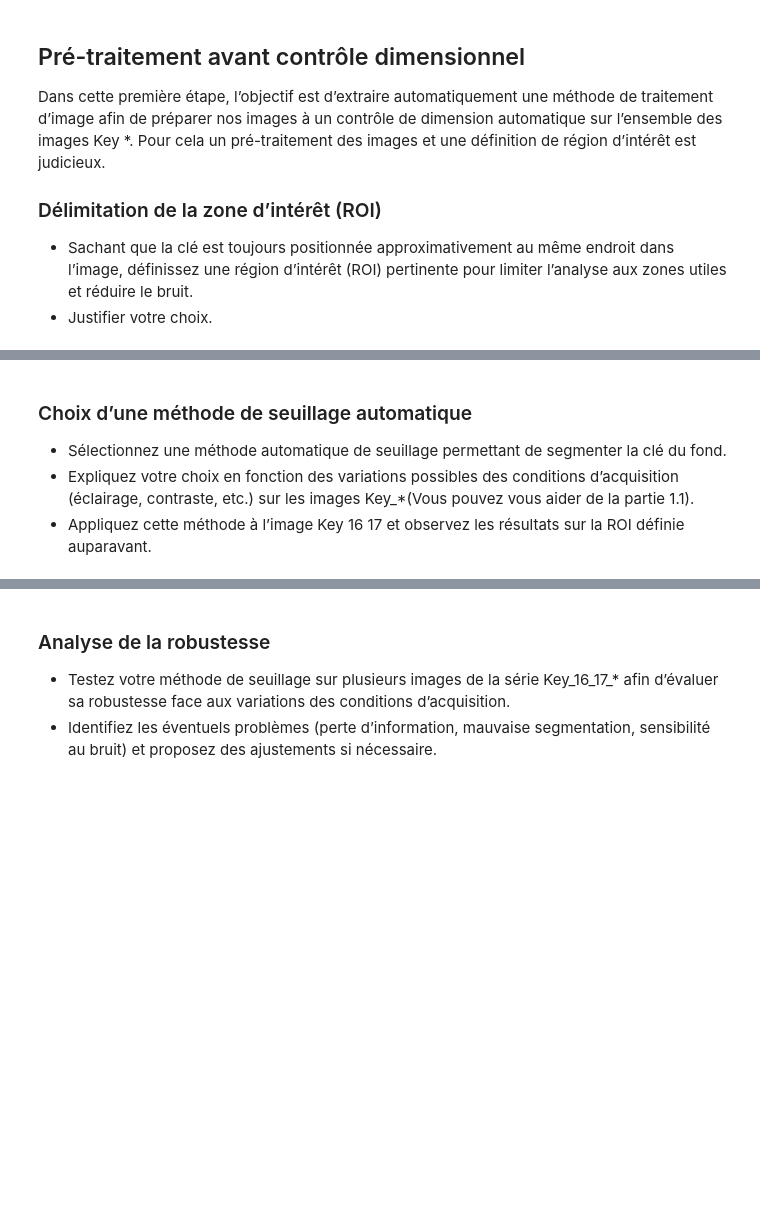
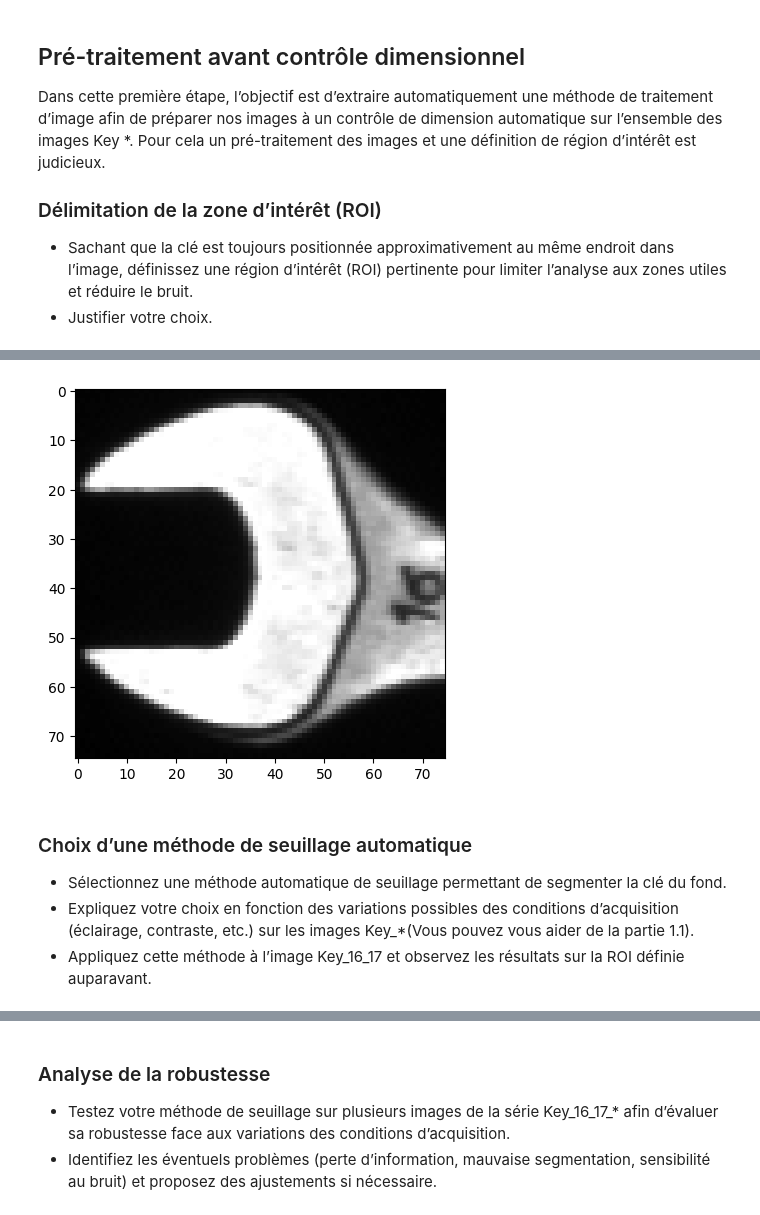
Before and after one commit to Nomnelle/computer_vision_finals, a Jupyter notebook: Partie_1/tp_not_part1_mick.ipynb, the cells around one changed output, grey strips where cells are left out. Drawn from its saved outputs; the diff is of its cells as text; code cells hidden in the pictures; blank space fills up the shorter version.

```diff
--- a/Partie_1/tp_not_part1_mick.ipynb
+++ b/Partie_1/tp_not_part1_mick.ipynb
@@ -221,5 +240,18 @@ automatique sur l’ensemble des images Key *. Pour cela un pré-traitement des
+# %%
+import os
+
+dict_img = {}
+
+for file in os.listdir(path):
+    if file.endswith(".tif") and file!="Etalon_45.tif":
+        dict_img[file] = cv2.imread(f"{path}/{file}", cv2.IMREAD_GRAYSCALE)
+        dict_img[file] = dict_img[file][ROI[0]:ROI[1], ROI[2]:ROI[3]]
+        dict_img[file] = dict_img[file][0:75, 0:75]
+        plt.imshow(dict_img[file], cmap="gray")
+# %% [output]
+[figure, added]
 # %% [markdown]
 ### Choix d’une méthode de seuillage automatique
 - Sélectionnez une méthode automatique de seuillage permettant de segmenter la clé du fond.
 - Expliquez votre choix en fonction des variations possibles des conditions d’acquisition (éclairage, contraste, etc.) sur les images Key_*(Vous pouvez vous aider de la partie 1.1).
-- Appliquez cette méthode à l’image Key 16 17 et observez les résultats sur la ROI définie auparavant.
+- Appliquez cette méthode à l’image Key_16_17 et observez les résultats sur la ROI définie auparavant.
```
Also changed, not shown: parts of 14 cells of this notebook.
